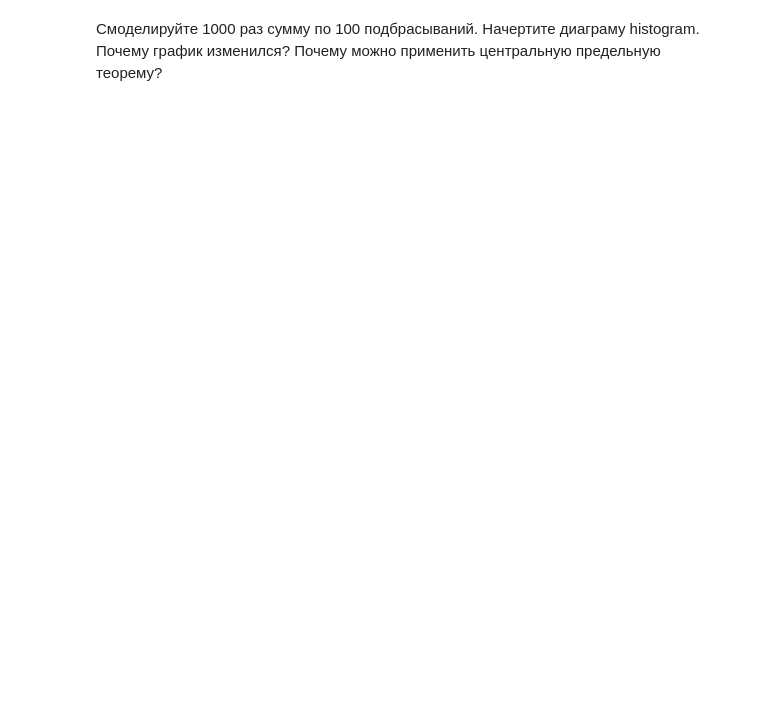
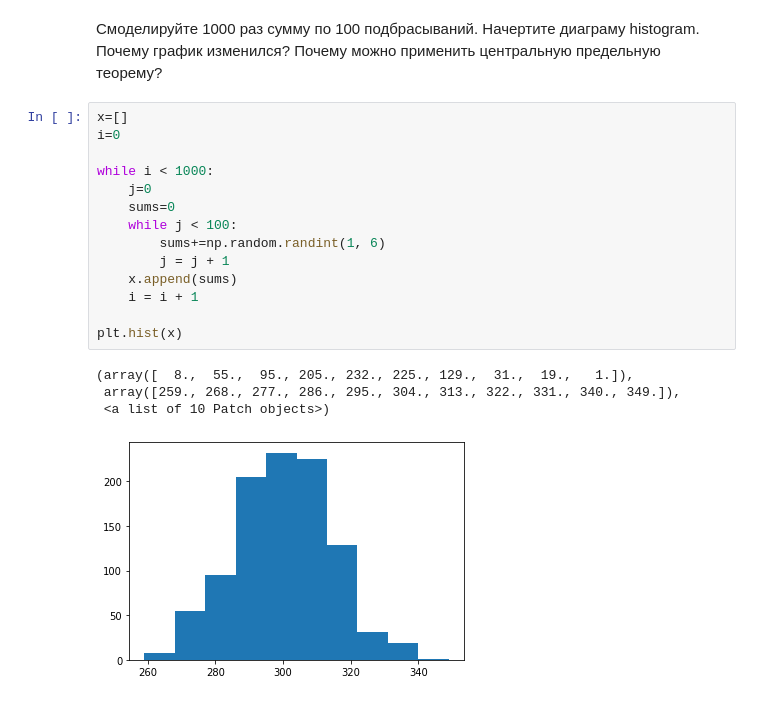
Before and after one commit to iamdenizzz/pyda-10, a Jupyter notebook: 19/homework-4.ipynb, the cells around one changed output. Cells and saved outputs as stored; diff of their text form; blank space fills up the shorter version.

```diff
--- a/19/homework-4.ipynb
+++ b/19/homework-4.ipynb
@@ -187,2 +246,21 @@ data.head()
 # %% [markdown]
 Смоделируйте 1000 раз сумму по 100 подбрасываний. Начертите диаграму histogram. Почему график изменился? Почему можно применить центральную предельную теорему?
+# %%
+x=[]
+i=0
+
+while i < 1000:
+    j=0
+    sums=0
+    while j < 100:
+        sums+=np.random.randint(1, 6)
+        j = j + 1
+    x.append(sums)
+    i = i + 1
+
+plt.hist(x)
+# %% [output]
+(array([  8.,  55.,  95., 205., 232., 225., 129.,  31.,  19.,   1.]),
+ array([259., 268., 277., 286., 295., 304., 313., 322., 331., 340., 349.]),
+ <a list of 10 Patch objects>)
+[figure, added]
```
Also changed, not shown: parts of 9 cells of this notebook.
